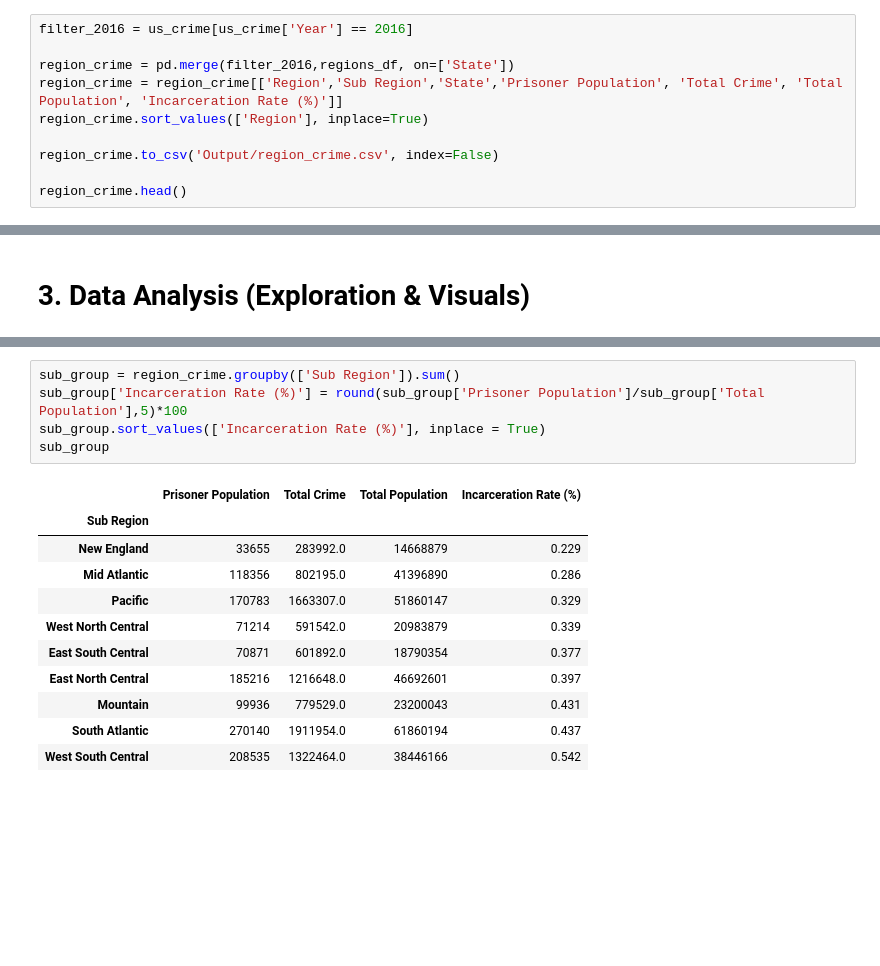
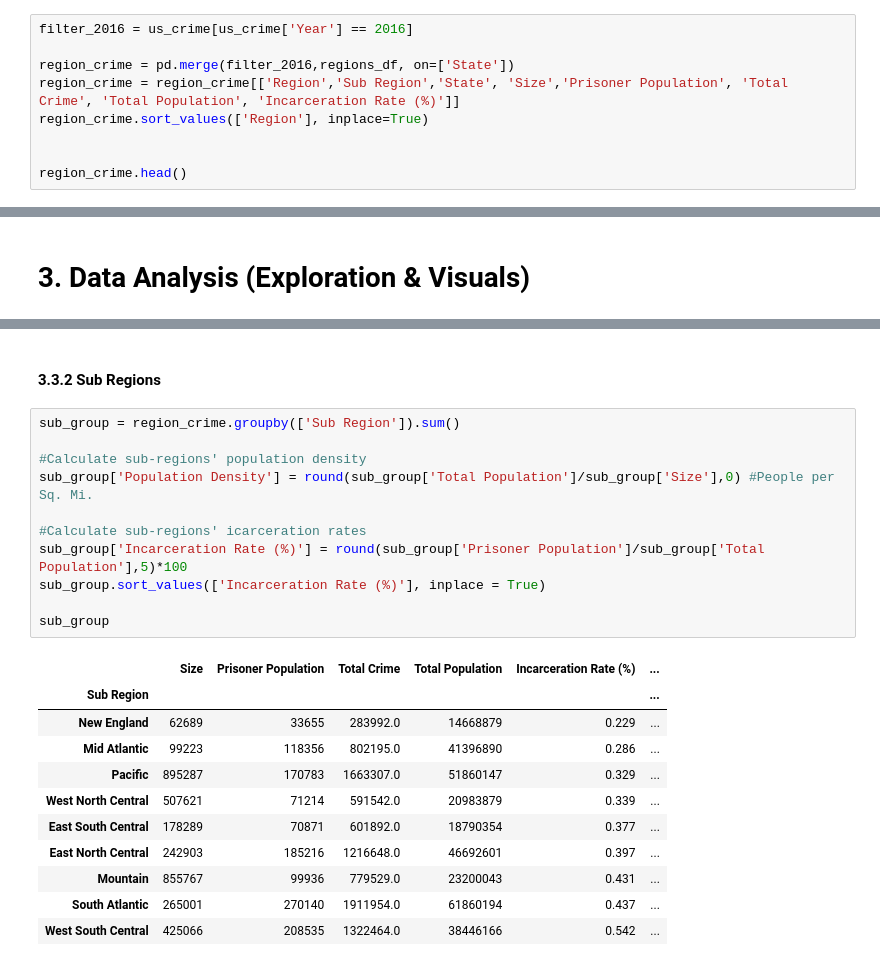
Before and after one commit to octaviaisom/Project1, a Jupyter notebook: main_oi.ipynb, the cells around one changed output, grey strips where cells are left out. Cells and saved outputs as stored; diff of their text form; blank space fills up the shorter version.

```diff
--- a/main_oi.ipynb
+++ b/main_oi.ipynb
@@ -102,10 +108,9 @@ us_crime.head()
 filter_2016 = us_crime[us_crime['Year'] == 2016]
 
 region_crime = pd.merge(filter_2016,regions_df, on=['State'])
-region_crime = region_crime[['Region','Sub Region','State','Prisoner Population', 'Total Crime', 'Total Population', 'Incarceration Rate (%)']]
+region_crime = region_crime[['Region','Sub Region','State', 'Size','Prisoner Population', 'Total Crime', 'Total Population', 'Incarceration Rate (%)']]
 region_crime.sort_values(['Region'], inplace=True)
 
-region_crime.to_csv('Output/region_crime.csv', index=False)
 
 region_crime.head()
 # %% [output]
@@ -253,17 +311,25 @@ plt.show()
+# %% [markdown]
+#### 3.3.2 Sub Regions
 # %%
 sub_group = region_crime.groupby(['Sub Region']).sum()
+
+#Calculate sub-regions' population density
+sub_group['Population Density'] = round(sub_group['Total Population']/sub_group['Size'],0) #People per Sq. Mi.
+
+#Calculate sub-regions' icarceration rates
 sub_group['Incarceration Rate (%)'] = round(sub_group['Prisoner Population']/sub_group['Total Population'],5)*100
 sub_group.sort_values(['Incarceration Rate (%)'], inplace = True)
+
 sub_group
 # %% [output]
-|  | Prisoner Population | Total Crime | Total Population | Incarceration Rate (%) |
-| Sub Region |  |  |  |  |
-| New England | 33655 | 283992.0 | 14668879 | 0.229 |
-| Mid Atlantic | 118356 | 802195.0 | 41396890 | 0.286 |
-| Pacific | 170783 | 1663307.0 | 51860147 | 0.329 |
-| West North Central | 71214 | 591542.0 | 20983879 | 0.339 |
-| East South Central | 70871 | 601892.0 | 18790354 | 0.377 |
-| East North Central | 185216 | 1216648.0 | 46692601 | 0.397 |
-| Mountain | 99936 | 779529.0 | 23200043 | 0.431 |
-| South Atlantic | 270140 | 1911954.0 | 61860194 | 0.437 |
-| West South Central | 208535 | 1322464.0 | 38446166 | 0.542 |
+|  | Size | Prisoner Population | Total Crime | Total Population | Incarceration Rate (%) | ... |
+| Sub Region |  |  |  |  |  | ... |
+| New England | 62689 | 33655 | 283992.0 | 14668879 | 0.229 | ... |
+| Mid Atlantic | 99223 | 118356 | 802195.0 | 41396890 | 0.286 | ... |
+| Pacific | 895287 | 170783 | 1663307.0 | 51860147 | 0.329 | ... |
+| West North Central | 507621 | 71214 | 591542.0 | 20983879 | 0.339 | ... |
+| East South Central | 178289 | 70871 | 601892.0 | 18790354 | 0.377 | ... |
+| East North Central | 242903 | 185216 | 1216648.0 | 46692601 | 0.397 | ... |
+| Mountain | 855767 | 99936 | 779529.0 | 23200043 | 0.431 | ... |
+| South Atlantic | 265001 | 270140 | 1911954.0 | 61860194 | 0.437 | ... |
+| West South Central | 425066 | 208535 | 1322464.0 | 38446166 | 0.542 | ... |
```
Also changed, not shown: parts of 31 cells of this notebook, 17 other files.
